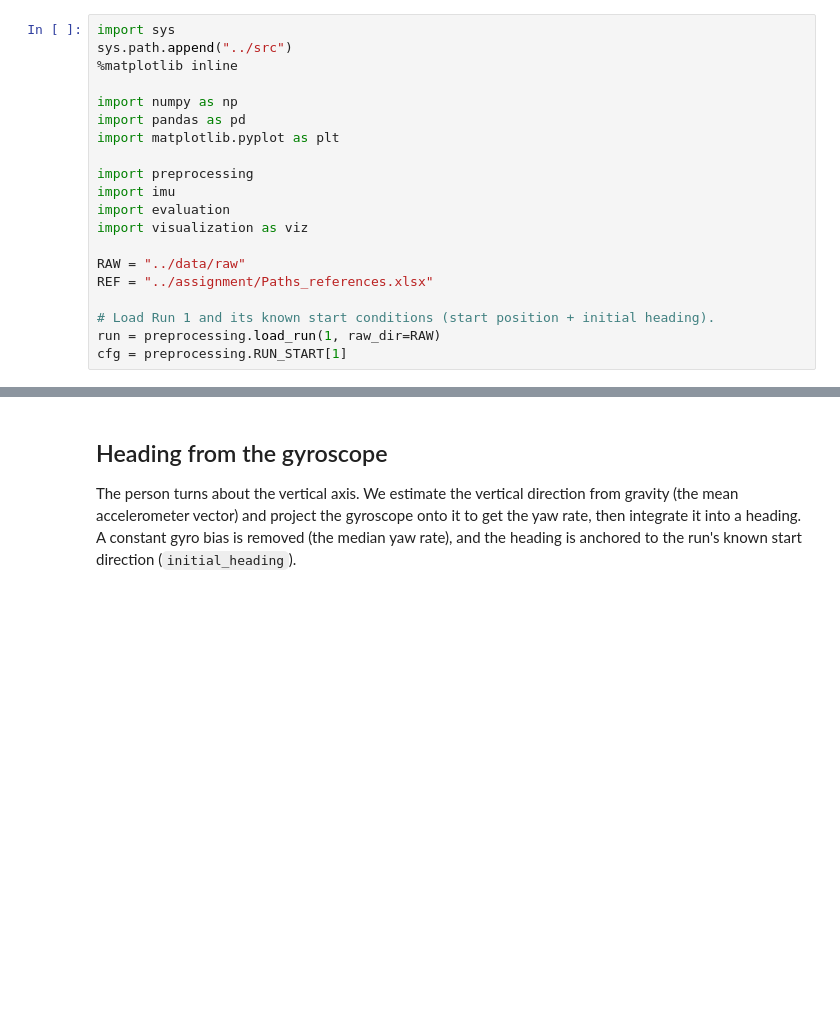
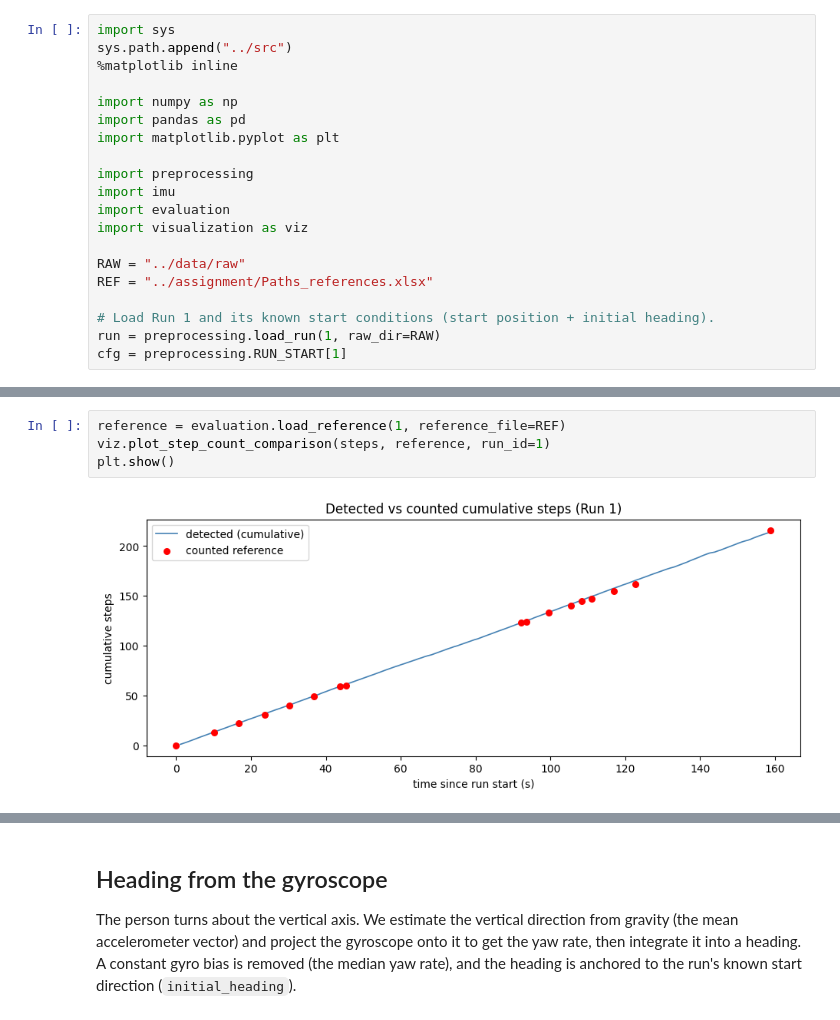
Before and after one commit to FarrukhRasool/Indoor-Navigation-with-Smartphone, a Jupyter notebook: notebooks/03_Step_Detection.ipynb, the cells around one changed output, grey strips where cells are left out. Drawn from its saved outputs; the diff is of its cells as text; blank space fills up the shorter version.

```diff
--- a/notebooks/03_Step_Detection.ipynb
+++ b/notebooks/03_Step_Detection.ipynb
@@ -84,0 +89,6 @@ directly and use it in the motion model, instead of guessing or inferring it.
+# %%
+reference = evaluation.load_reference(1, reference_file=REF)
+viz.plot_step_count_comparison(steps, reference, run_id=1)
+plt.show()
+# %% [output]
+[figure, added]
```
Also changed, not shown: parts of 21 cells of this notebook, 9 other files.
